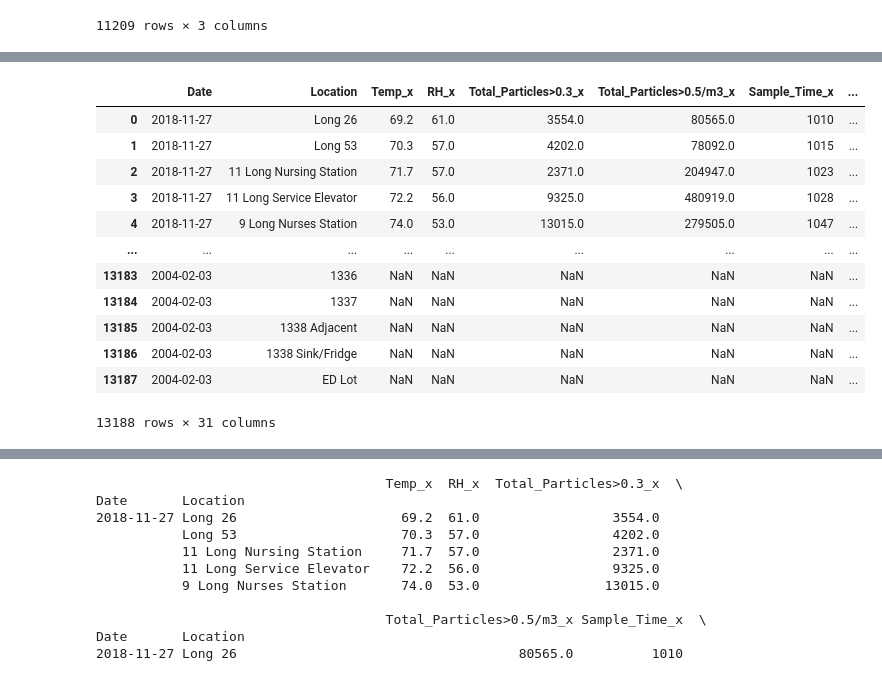
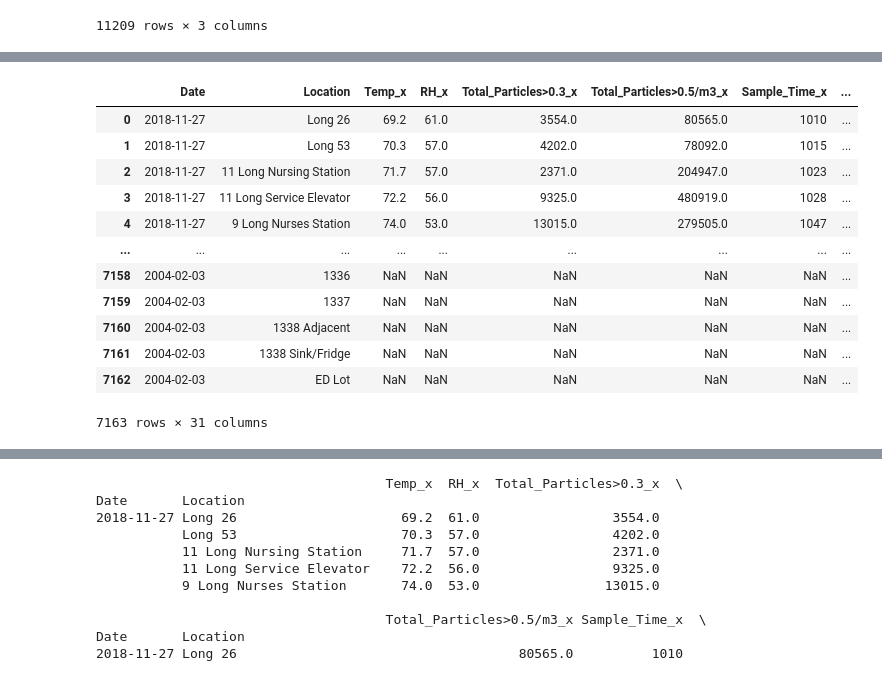
Before and after one commit to jamesclay06/Springboard, a Jupyter notebook: ViableSamplingProject/ViableAirSampling.ipynb, the cells around one changed output, grey strips where cells are left out. Drawn from its saved outputs; the diff is of its cells as text; code cells hidden in the pictures.

```diff
--- a/ViableSamplingProject/ViableAirSampling.ipynb
+++ b/ViableSamplingProject/ViableAirSampling.ipynb
@@ -113,5 +113,5 @@ for df in df_list:
     df['Date']=pd.to_datetime(df['Date'], errors='coerce')
 # %%
 #merging the particulate data now that they are in the same format
-df_particulate = pd.merge(dfMC,dfIC, how='outer', on=['Date','Location'])
-df_particulate = pd.merge(df_particulate,dfAHA,  how='outer', on=['Date','Location'])
+df_particulate = dfAHA.merge(dfMC, how='left', on=['Date','Location'])
+df_particulate
@@ -117,0 +137,3 @@ df_particulate = pd.merge(df_particulate,dfAHA,  how='outer', on=['Date','Locati
+# %%
+df_particulate = df_particulate.merge(dfIC,  how='left', on=['Date','Location'])
+df_particulate
@@ -235,6 +276,8 @@ df_CFU
 | 2569 | 2004-02-03 | 1338 Sink/Fridge | 0 CFU |
 | 2570 | 2004-02-03 | ED Lot | 6 CFU |
 11209 rows × 3 columns
+# %%
+#drop missing target features
+df_CFU = df_CFU.dropna(subset=['CFU'])
 # %%
-df_CFU['CFU'] = pd.to_numeric(df_CFU['CFU'],errors='coerce')
-df_CFU['CFU'] = df_CFU['CFU'].fillna(0)
+df_CFU['CFU'] = pd.to_numeric(df_CFU['CFU'])
@@ -241,18 +301,18 @@ df_CFU['CFU'] = df_CFU['CFU'].fillna(0)
 # %%
 #merging the CFU data now that they are in the same format
-df_all = pd.merge(df_particulate,df_CFU, how='outer', on=['Date','Location'])
+df_all = df_particulate.merge(df_CFU, how='outer', on=['Date','Location'])
 df_all
 # %% [output]
 |  | Date | Location | Temp_x | RH_x | Total_Particles>0.3_x | Total_Particles>0.5/m3_x | Sample_Time_x | ... |
 | 0 | 2018-11-27 | Long 26 | 69.2 | 61.0 | 3554.0 | 80565.0 | 1010 | ... |
 | 1 | 2018-11-27 | Long 53 | 70.3 | 57.0 | 4202.0 | 78092.0 | 1015 | ... |
 | 2 | 2018-11-27 | 11 Long Nursing Station | 71.7 | 57.0 | 2371.0 | 204947.0 | 1023 | ... |
 | 3 | 2018-11-27 | 11 Long Service Elevator | 72.2 | 56.0 | 9325.0 | 480919.0 | 1028 | ... |
 | 4 | 2018-11-27 | 9 Long Nurses Station | 74.0 | 53.0 | 13015.0 | 279505.0 | 1047 | ... |
 | ... | ... | ... | ... | ... | ... | ... | ... | ... |
-| 13183 | 2004-02-03 | 1336 | NaN | NaN | NaN | NaN | NaN | ... |
-| 13184 | 2004-02-03 | 1337 | NaN | NaN | NaN | NaN | NaN | ... |
-| 13185 | 2004-02-03 | 1338 Adjacent | NaN | NaN | NaN | NaN | NaN | ... |
-| 13186 | 2004-02-03 | 1338 Sink/Fridge | NaN | NaN | NaN | NaN | NaN | ... |
-| 13187 | 2004-02-03 | ED Lot | NaN | NaN | NaN | NaN | NaN | ... |
+| 7158 | 2004-02-03 | 1336 | NaN | NaN | NaN | NaN | NaN | ... |
+| 7159 | 2004-02-03 | 1337 | NaN | NaN | NaN | NaN | NaN | ... |
+| 7160 | 2004-02-03 | 1338 Adjacent | NaN | NaN | NaN | NaN | NaN | ... |
+| 7161 | 2004-02-03 | 1338 Sink/Fridge | NaN | NaN | NaN | NaN | NaN | ... |
+| 7162 | 2004-02-03 | ED Lot | NaN | NaN | NaN | NaN | NaN | ... |
-13188 rows × 31 columns
+7163 rows × 31 columns
```
Also changed, not shown: parts of 11 cells of this notebook.
